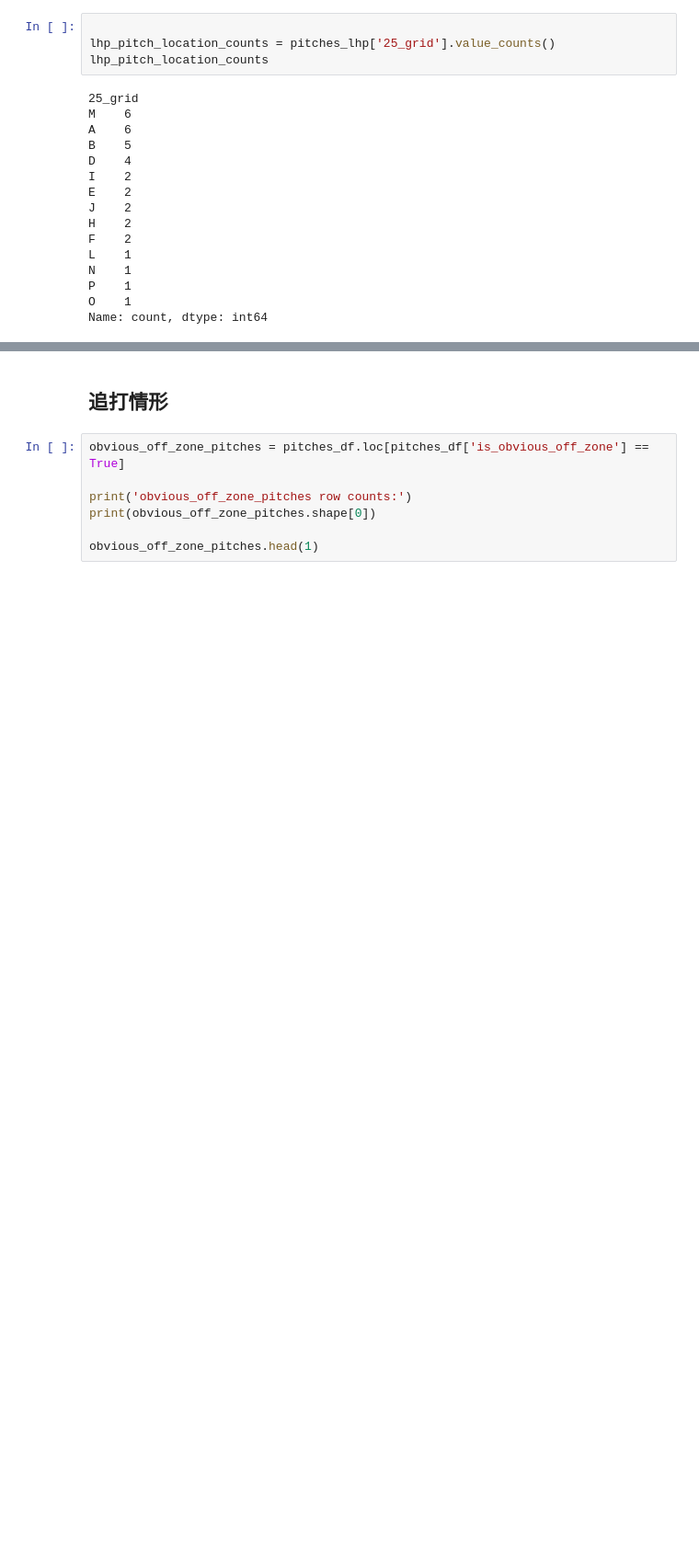
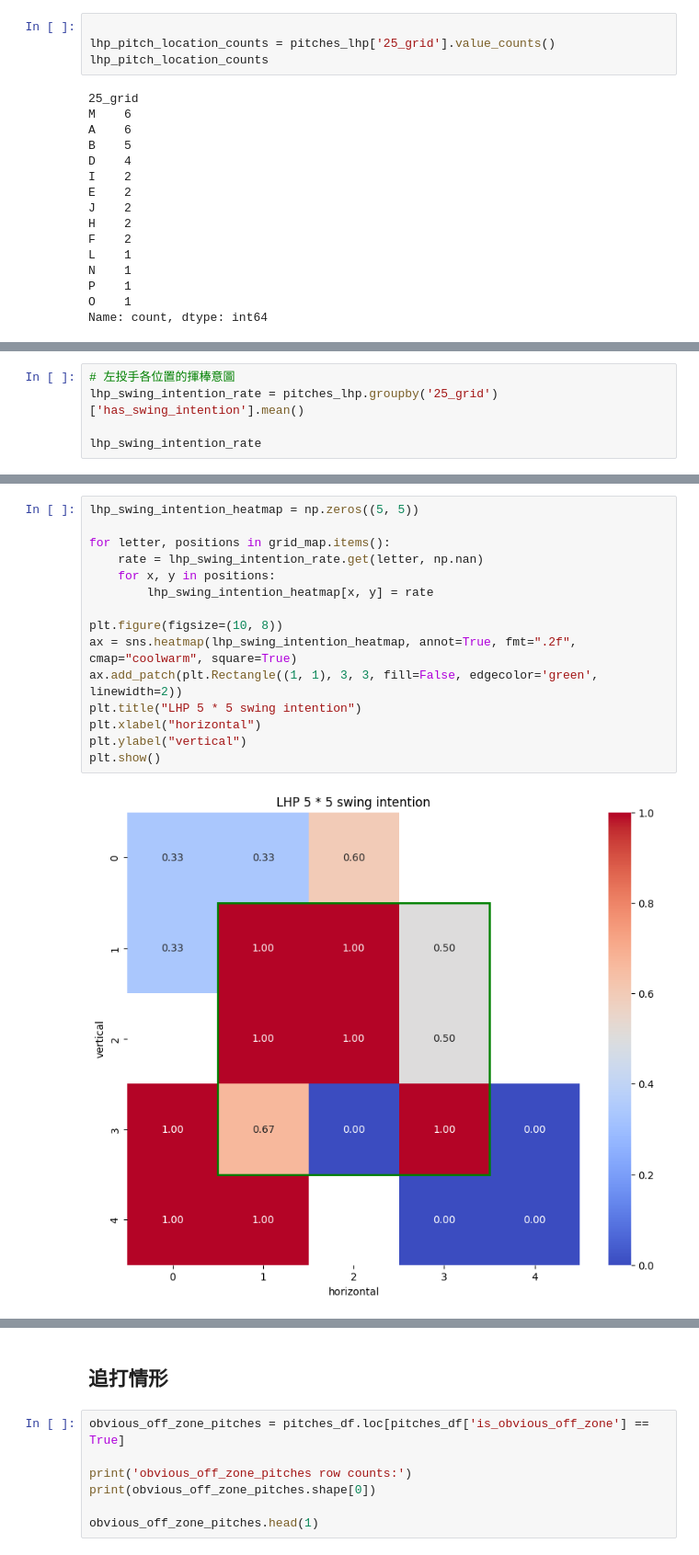
Before and after one commit to Shiou-Ju/jose-ramos-panama-batting, a Jupyter notebook: analysis/plate_preference.ipynb, the cells around one changed output, grey strips where cells are left out. Shown at 92% size. Cells and saved outputs as stored; diff of their text form; blank space fills up the shorter version.

Commit message:
feat: Analysis on whiff rate & swing intention by RHP/LHP

```diff
--- a/analysis/plate_preference.ipynb
+++ b/analysis/plate_preference.ipynb
@@ -537,0 +544,5 @@ plt.show()
+# %%
+# 左投手各位置的揮棒意圖
+lhp_swing_intention_rate = pitches_lhp.groupby('25_grid')['has_swing_intention'].mean()
+
+lhp_swing_intention_rate
@@ -537,0 +565,17 @@ plt.show()
+# %%
+lhp_swing_intention_heatmap = np.zeros((5, 5))
+
+for letter, positions in grid_map.items():
+    rate = lhp_swing_intention_rate.get(letter, np.nan)
+    for x, y in positions:
+        lhp_swing_intention_heatmap[x, y] = rate
+
+plt.figure(figsize=(10, 8))
+ax = sns.heatmap(lhp_swing_intention_heatmap, annot=True, fmt=".2f", cmap="coolwarm", square=True)
+ax.add_patch(plt.Rectangle((1, 1), 3, 3, fill=False, edgecolor='green', linewidth=2))
+plt.title("LHP 5 * 5 swing intention")
+plt.xlabel("horizontal")
+plt.ylabel("vertical")
+plt.show()
+# %% [output]
+[figure, added]
```
Also changed, not shown: parts of 15 cells of this notebook.
